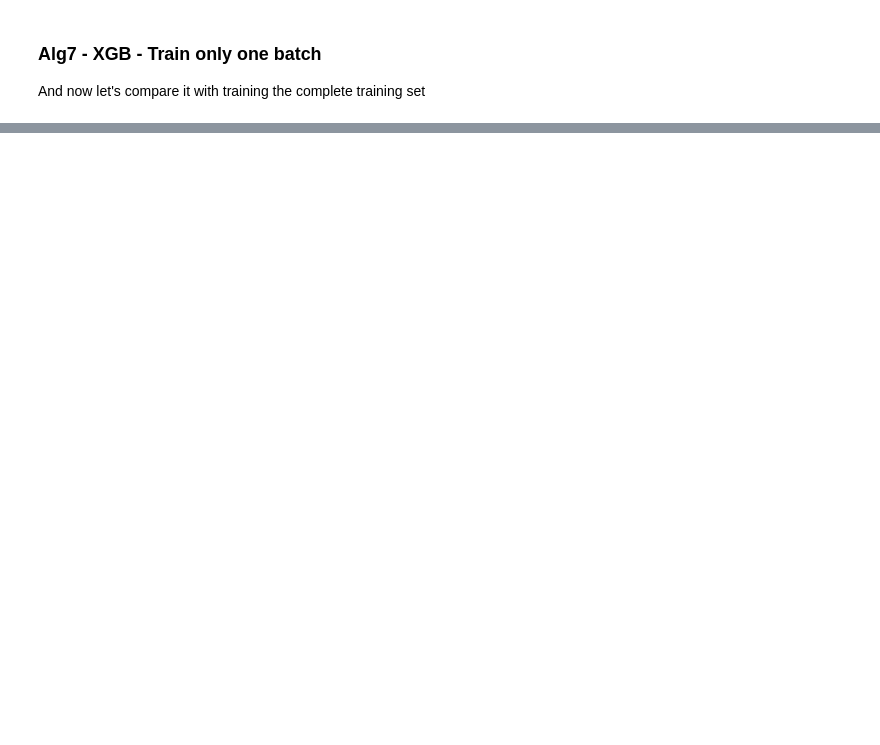
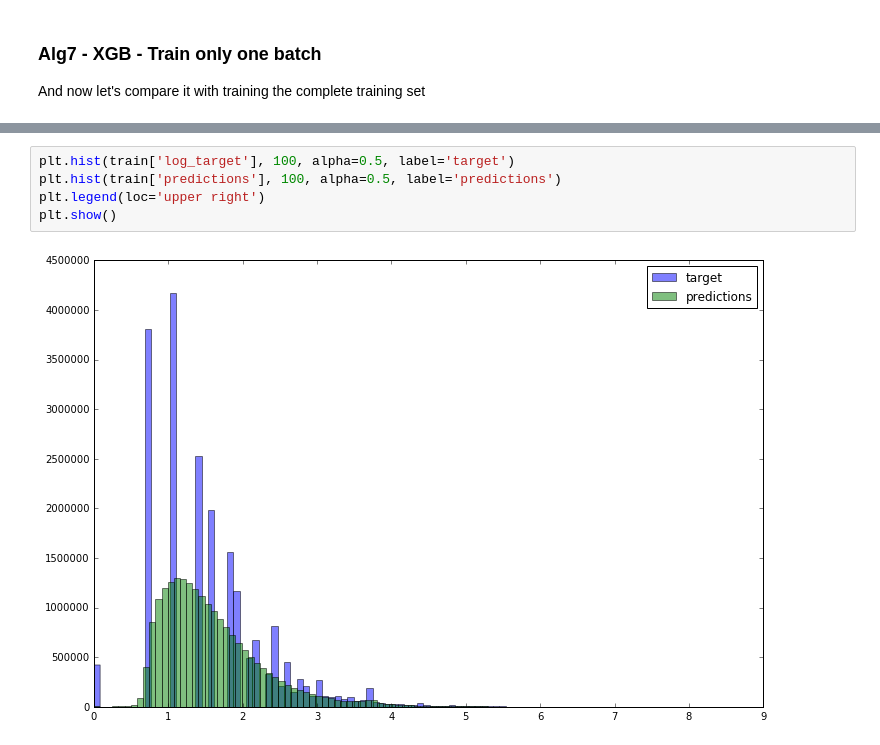
Before and after one commit to pablomarin/kaggle-bimbo, a Jupyter notebook: Step3-Modeling-XGboost.ipynb, the cells around one changed output, grey strips where cells are left out. Saved outputs shown, nothing was run; the diff lists cells and outputs as text; blank space fills up the shorter version.

```diff
--- a/Step3-Modeling-XGboost.ipynb
+++ b/Step3-Modeling-XGboost.ipynb
@@ -309,0 +324,7 @@ plt.plot(model.evals_result()['validation_0']['rmse'])
+# %%
+plt.hist(train['log_target'], 100, alpha=0.5, label='target')
+plt.hist(train['predictions'], 100, alpha=0.5, label='predictions')
+plt.legend(loc='upper right')
+plt.show()
+# %% [output]
+[figure, added]
```
Also changed, not shown: parts of 7 cells of this notebook, 2 other files.
